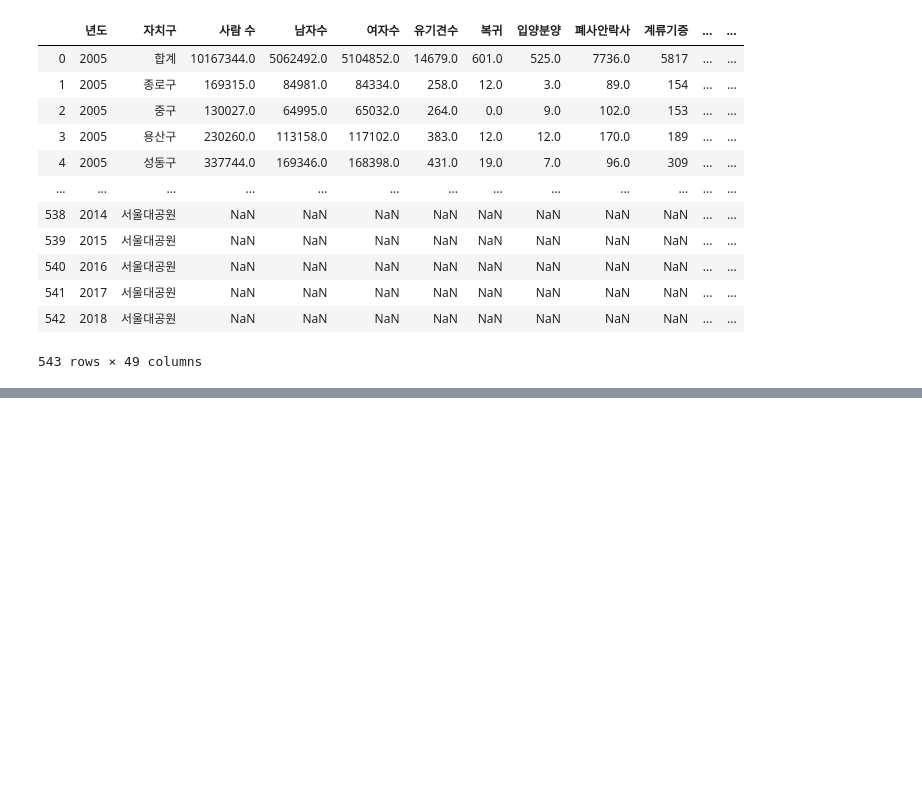
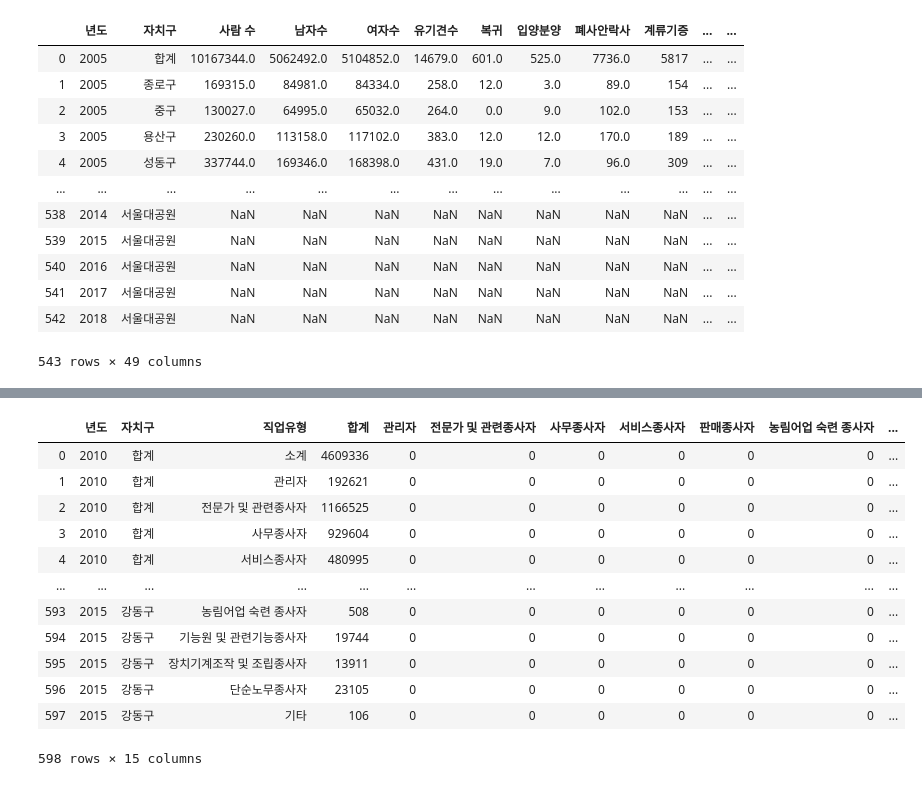
Before and after one commit to Kohayoung/shelter_dog, a Jupyter notebook: 1211_표 병합.ipynb, the cells around one changed output, grey strips where cells are left out. Saved outputs shown, nothing was run; the diff lists cells and outputs as text; code cells hidden in the pictures; blank space fills up the shorter version.

```diff
--- a/1211_표 병합.ipynb
+++ b/1211_표 병합.ipynb
@@ -290,3 +290,11 @@ df_result
 | 541 | 2017 | 서울대공원 | NaN | NaN | NaN | NaN | NaN | NaN | NaN | NaN | ... | ... |
 | 542 | 2018 | 서울대공원 | NaN | NaN | NaN | NaN | NaN | NaN | NaN | NaN | ... | ... |
 543 rows × 49 columns
+# %%
+#데이터 14
+# pd.read_excel('엑셀파일명.xlsx', sheet_name = '시트이름')
+
+df14 = pd.read_excel('데이터/14_서울시 직업유형별 취업인구 (구별) 통계(10,15).xls',  header=0)
+df14_ft=df14[['기간','행정구역','직업유형','합계']]
+df14_ft.rename(columns={'기간':'년도','행정구역':'자치구'}, inplace = True)
+df14_ft
@@ -292,0 +315,3 @@ df_result
+# %%
+col_name = list(df14_ft.iloc[1:12,2])
+col_name
@@ -292,0 +330,21 @@ df_result
+# %%
+for i in range(len(col_name)):
+   # print(i)
+    df14_ft[f'{col_name[i]}'] = 0
+    #columns.append(i)
+#columns
+df14_ft
+# %% [output]
+|  | 년도 | 자치구 | 직업유형 | 합계 | 관리자 | 전문가 및 관련종사자 | 사무종사자 | 서비스종사자 | 판매종사자 | 농림어업 숙련 종사자 | ... |
+| 0 | 2010 | 합계 | 소계 | 4609336 | 0 | 0 | 0 | 0 | 0 | 0 | ... |
+| 1 | 2010 | 합계 | 관리자 | 192621 | 0 | 0 | 0 | 0 | 0 | 0 | ... |
+| 2 | 2010 | 합계 | 전문가 및 관련종사자 | 1166525 | 0 | 0 | 0 | 0 | 0 | 0 | ... |
+| 3 | 2010 | 합계 | 사무종사자 | 929604 | 0 | 0 | 0 | 0 | 0 | 0 | ... |
+| 4 | 2010 | 합계 | 서비스종사자 | 480995 | 0 | 0 | 0 | 0 | 0 | 0 | ... |
+| ... | ... | ... | ... | ... | ... | ... | ... | ... | ... | ... | ... |
+| 593 | 2015 | 강동구 | 농림어업 숙련 종사자 | 508 | 0 | 0 | 0 | 0 | 0 | 0 | ... |
+| 594 | 2015 | 강동구 | 기능원 및 관련기능종사자 | 19744 | 0 | 0 | 0 | 0 | 0 | 0 | ... |
+| 595 | 2015 | 강동구 | 장치기계조작 및 조립종사자 | 13911 | 0 | 0 | 0 | 0 | 0 | 0 | ... |
+| 596 | 2015 | 강동구 | 단순노무종사자 | 23105 | 0 | 0 | 0 | 0 | 0 | 0 | ... |
+| 597 | 2015 | 강동구 | 기타 | 106 | 0 | 0 | 0 | 0 | 0 | 0 | ... |
+598 rows × 15 columns
```
Also changed, not shown: parts of 7 cells of this notebook, 2 other files.
